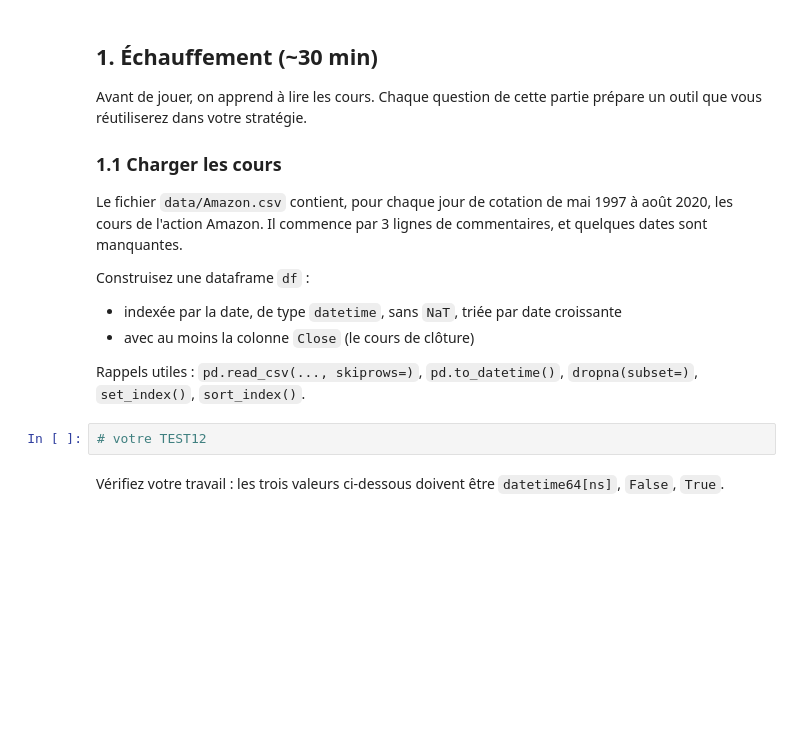
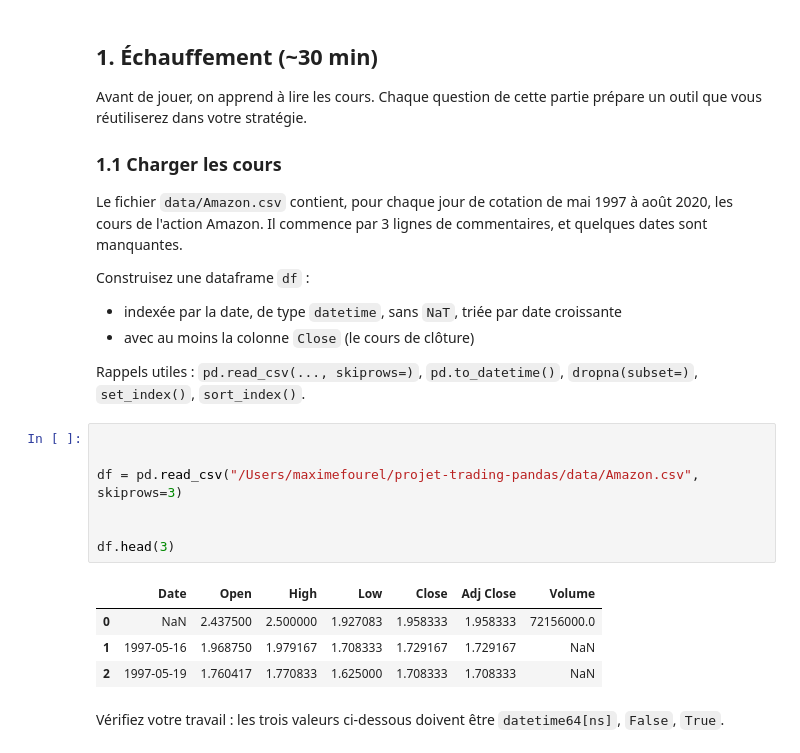
Before and after one commit to SIMVIA-lucas-sovre/projet-trading-pandas, a Jupyter notebook: groupe-4.ipynb, the cells around one changed output. Saved outputs shown, nothing was run; the diff lists cells and outputs as text; blank space fills up the shorter version.

```diff
--- a/groupe-4.ipynb
+++ b/groupe-4.ipynb
@@ -67,7 +67,17 @@ Construisez une dataframe `df` :
 
 Rappels utiles : `pd.read_csv(..., skiprows=)`, `pd.to_datetime()`, `dropna(subset=)`, `set_index()`, `sort_index()`.
 # %%
-# votre TEST12
+
+
+df = pd.read_csv("/Users/maximefourel/projet-trading-pandas/data/Amazon.csv", skiprows=3)
+
+
+df.head(3)
+# %% [output]
+|  | Date | Open | High | Low | Close | Adj Close | Volume |
+| 0 | NaN | 2.437500 | 2.500000 | 1.927083 | 1.958333 | 1.958333 | 72156000.0 |
+| 1 | 1997-05-16 | 1.968750 | 1.979167 | 1.708333 | 1.729167 | 1.729167 | NaN |
+| 2 | 1997-05-19 | 1.760417 | 1.770833 | 1.625000 | 1.708333 | 1.708333 | NaN |
 # %% [markdown]
 Vérifiez votre travail : les trois valeurs ci-dessous doivent être `datetime64[ns]`, `False`, `True`.
 # %%
```
Also changed, not shown: parts of 1 cell of this notebook.
